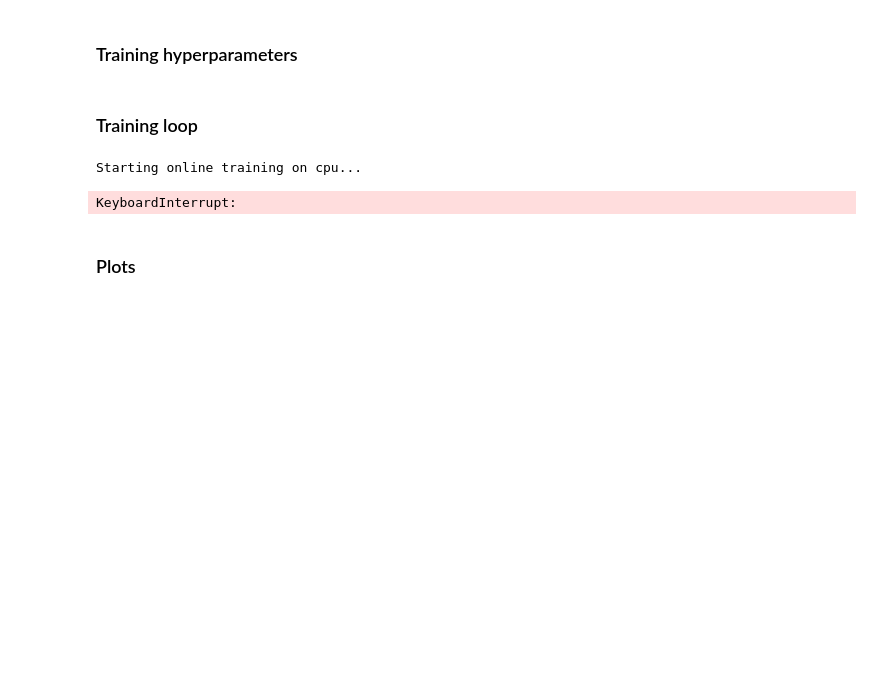
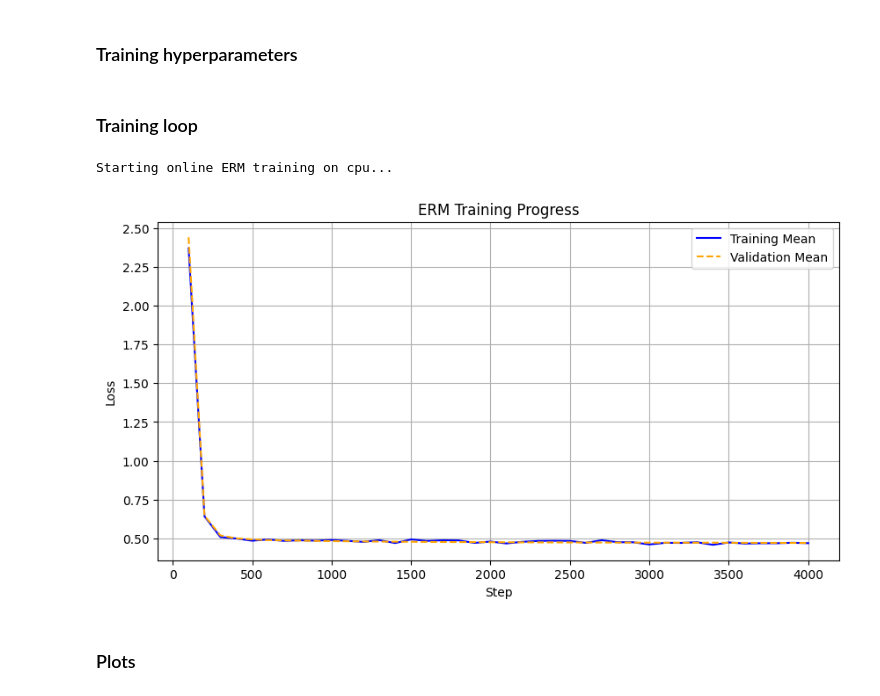
Before and after one commit to laurameroi/Conformal_PB, a Jupyter notebook: training.ipynb, the cells around one changed output. Saved outputs shown, nothing was run; the diff lists cells and outputs as text; code cells hidden in the pictures; blank space fills up the shorter version.

```diff
--- a/training.ipynb
+++ b/training.ipynb
@@ -178,7 +178,7 @@ early_stop_min_delta = 1e-3
 # %%
 # Instantiate loss and move to device
 loss_fn = PBLoss(
-    x_target, Q, R, alpha_obs=alpha_obs,
+    x_target, Q, R, lambda_obs=alpha_obs,
     obs_centers=obs_centers, obs_sigmas=obs_sigmas, n_agents=n_agents
 ).to(device)
 
@@ -244,35 +244,35 @@ for step in pbar:
                 "val_loss": best_val_loss,
             }, "ren_standard_checkpoint.pt")
         else:
             num_bad_val_steps += 1
 
         pbar.set_postfix({
             "Train Mean": f"{loss.item():.4f}",
             "Val Mean": f"{val_loss.item():.4f}",
             "Best Val": f"{best_val_loss:.4f}",
             "Bad Val": f"{num_bad_val_steps}/{early_stop_patience}",
         })
 
         if num_bad_val_steps >= early_stop_patience:
             print(
                 f"Early stopping at step {step + 1}: no Val mean improvement > {early_stop_min_delta} "
                 f"for {early_stop_patience} validation checks."
             )
             break
 
 # --- Plotting ---
 plt.figure(figsize=(10, 5))
 plt.plot(range(log_interval, log_interval * (len(train_losses) + 1), log_interval), train_losses, label="Training Mean", color="blue")
 plt.plot(range(log_interval, log_interval * (len(val_losses) + 1), log_interval), val_losses, label="Validation Mean", color="orange", linestyle="--")
 plt.xlabel("Step")
 plt.ylabel("Loss")
 plt.title("ERM Training Progress")
 plt.legend()
 plt.grid(True)
 plt.show()
 # %% [output]
-Starting online training on cpu...
+Starting online ERM training on cpu...
-KeyboardInterrupt:
+[figure, added]
 # %% [markdown]
 ### Plots
 # %%
```
Also changed, not shown: parts of 9 cells of this notebook, 4 other files.
